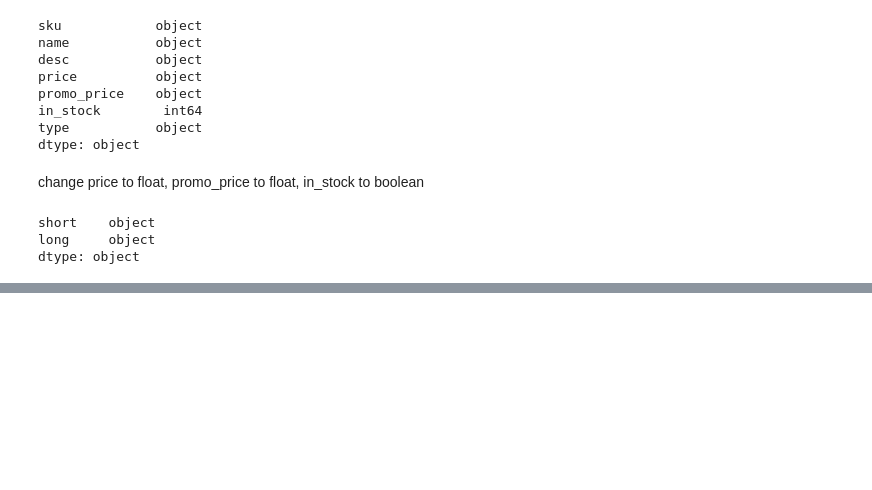
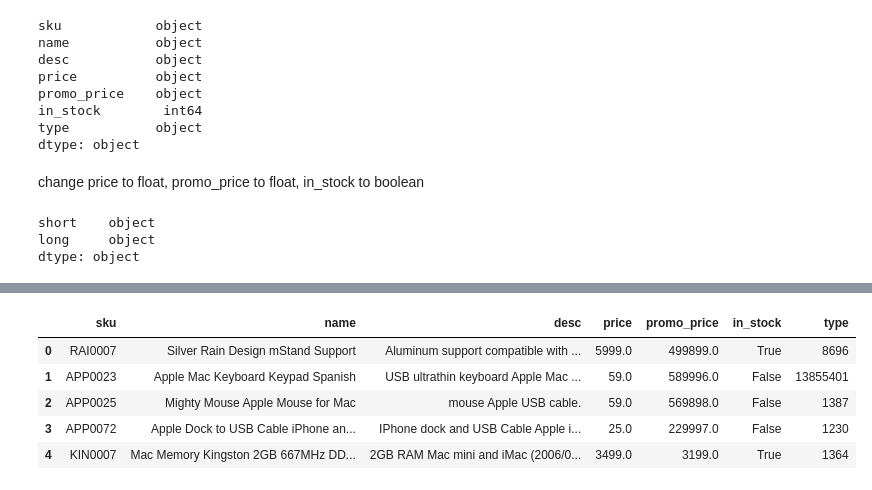
Before and after one commit to MerleSt/Eniac, a Jupyter notebook: Eniac.ipynb, the cells around one changed output, grey strips where cells are left out. Saved outputs shown, nothing was run; the diff lists cells and outputs as text; code cells hidden in the pictures; blank space fills up the shorter version.

```diff
--- a/Eniac.ipynb
+++ b/Eniac.ipynb
@@ -173,0 +199,9 @@ dtype: object
+# %%
+products.head()
+# %% [output]
+|  | sku | name | desc | price | promo_price | in_stock | type |
+| 0 | RAI0007 | Silver Rain Design mStand Support | Aluminum support compatible with ... | 5999.0 | 499899.0 | True | 8696 |
+| 1 | APP0023 | Apple Mac Keyboard Keypad Spanish | USB ultrathin keyboard Apple Mac ... | 59.0 | 589996.0 | False | 13855401 |
+| 2 | APP0025 | Mighty Mouse Apple Mouse for Mac | mouse Apple USB cable. | 59.0 | 569898.0 | False | 1387 |
+| 3 | APP0072 | Apple Dock to USB Cable iPhone an... | IPhone dock and USB Cable Apple i... | 25.0 | 229997.0 | False | 1230 |
+| 4 | KIN0007 | Mac Memory Kingston 2GB 667MHz DD... | 2GB RAM Mac mini and iMac (2006/0... | 3499.0 | 3199.0 | True | 1364 |
```
Also changed, not shown: parts of 5 cells of this notebook.
